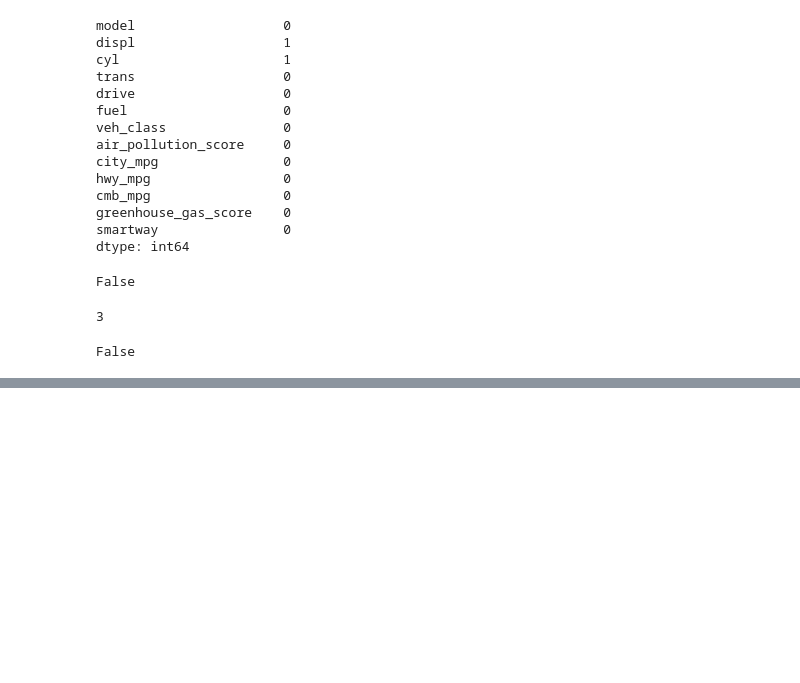
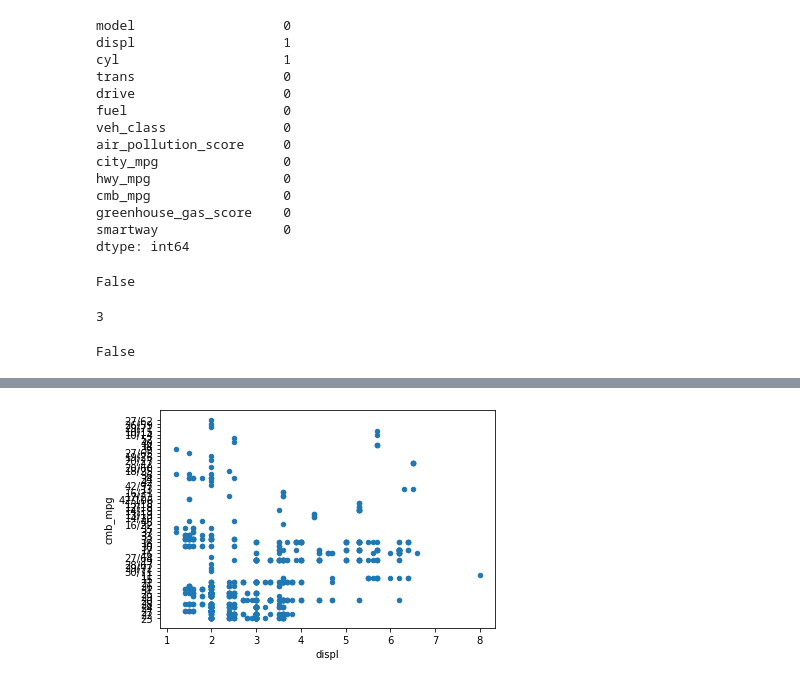
Before and after one commit to jacyee/fuel-economy, a Jupyter notebook: fuel_economy.ipynb, the cells around one changed output, grey strips where cells are left out. Drawn from its saved outputs; the diff is of its cells as text; code cells hidden in the pictures; blank space fills up the shorter version.

```diff
--- a/fuel_economy.ipynb
+++ b/fuel_economy.ipynb
@@ -220,0 +368,4 @@ False
+# %%
+df_08.plot(x="displ", y="cmb_mpg", kind="scatter");
+# %% [output]
+[figure, added]
```
Also changed, not shown: parts of 26 cells of this notebook.
